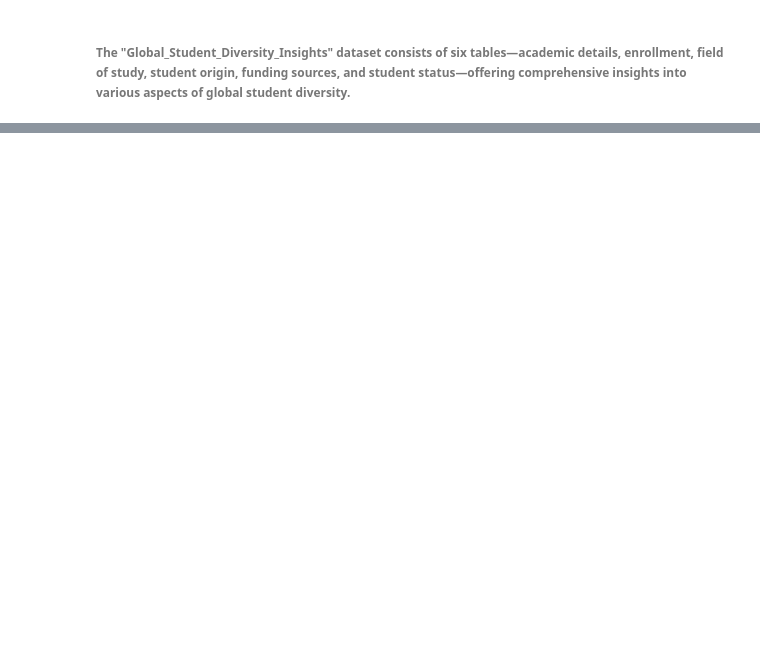
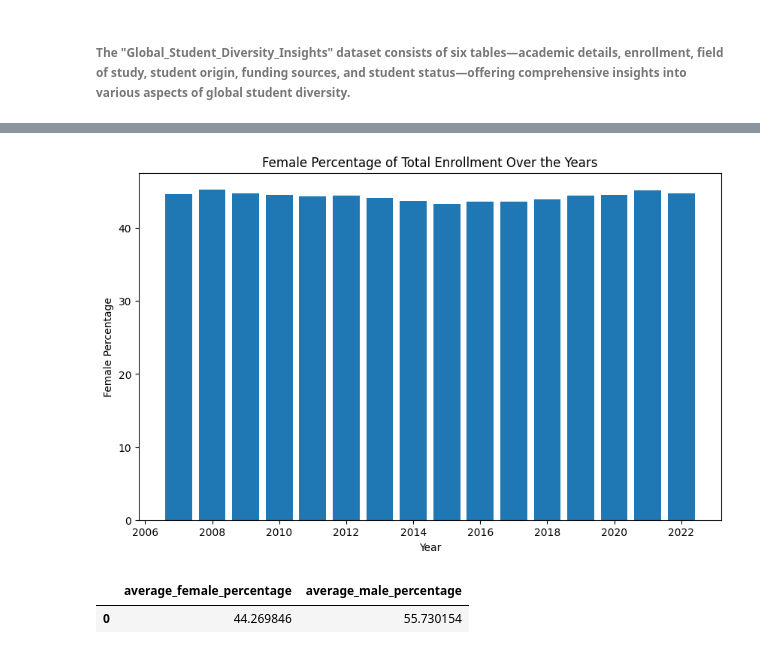
Before and after one commit to mirna1983/Global-Student-Diversity-Insights, a Jupyter notebook: Project.ipynb, the cells around one changed output, grey strips where cells are left out. Drawn from its saved outputs; the diff is of its cells as text; code cells hidden in the pictures; blank space fills up the shorter version.

```diff
--- a/Project.ipynb
+++ b/Project.ipynb
@@ -259,0 +348,24 @@ JoinTables
+# %%
+# Total Enrollment Over the Years:
+total_enrollment = pd.read_sql_query(
+    """
+    SELECT
+    year,
+    ROUND(total_female / (total_female + total_male) * 100, 2) AS female_percentage
+FROM
+    (
+        SELECT
+            year,
+            SUM(female) AS total_female,
+            SUM(male) AS total_male
+        FROM
+            status_modified
+        GROUP BY
+            year
+        ORDER BY
+            year
+    ) AS total_enrollment;
+
+
+    """, engine)
+total_enrollment
@@ -259,0 +390,29 @@ JoinTables
+# %%
+# Plot Total Enrollment Over the Years
+plt.figure(figsize=(10, 6))
+plt.bar(total_enrollment['year'], total_enrollment['female_percentage'])
+plt.title('Female Percentage of Total Enrollment Over the Years')
+plt.xlabel('Year')
+plt.ylabel('Female Percentage')
+plt.show()
+# %% [output]
+[figure, added]
+# %%
+# Average Female Percentage Over the Entire Period:
+average_gender_percentage  = pd.read_sql_query(
+    """
+    SELECT
+    AVG(total_female / (total_female + total_male) * 100) AS average_female_percentage,
+    AVG(total_male / (total_female + total_male) * 100) AS average_male_percentage
+FROM (
+    SELECT
+        SUM(female) AS total_female,
+        SUM(male) AS total_male
+    FROM status_modified
+) AS total_enrollment;
+
+    """, engine)
+average_gender_percentage
+# %% [output]
+|  | average_female_percentage | average_male_percentage |
+| 0 | 44.269846 | 55.730154 |
```
Also changed, not shown: parts of 40 cells of this notebook.
